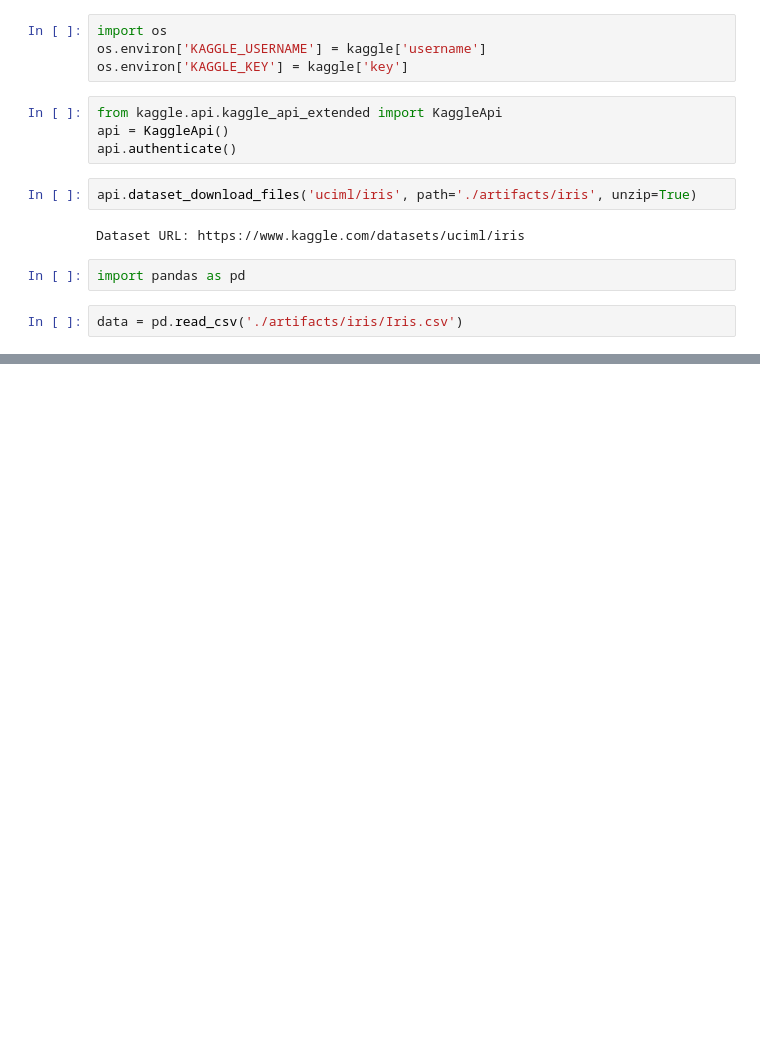
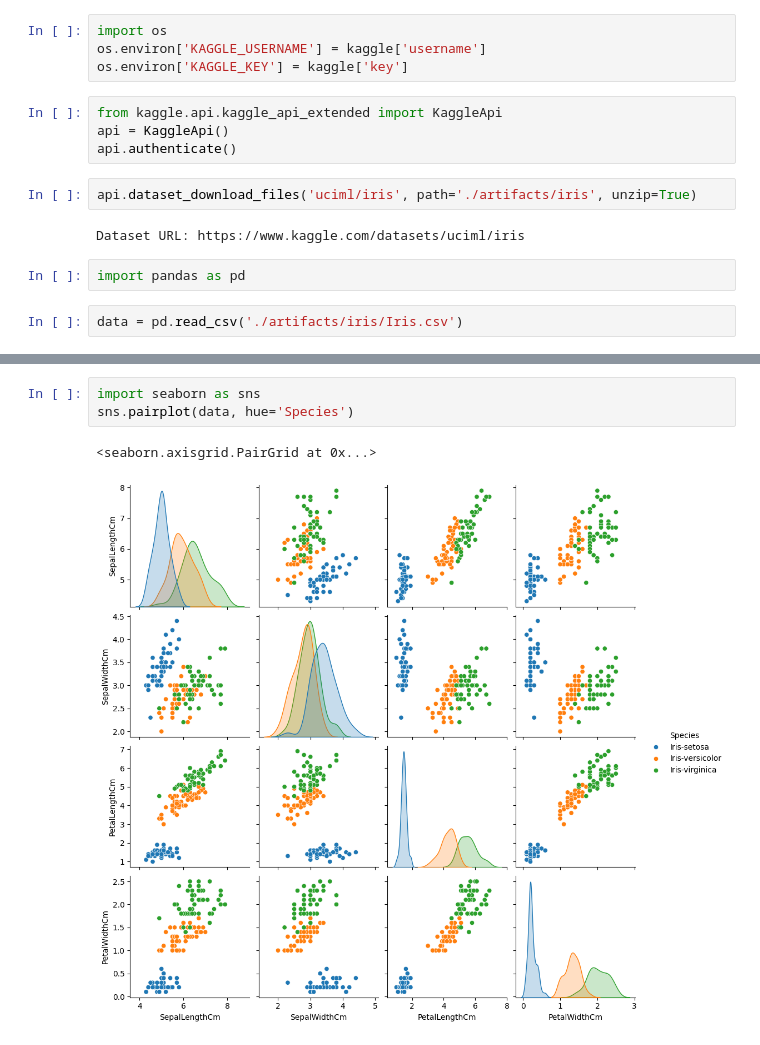
Before and after one commit to pwshehan/ml-classification-demo, a Jupyter notebook: svm.ipynb, the cells around one changed output, grey strips where cells are left out. Saved outputs shown, nothing was run; the diff lists cells and outputs as text; blank space fills up the shorter version.

```diff
--- a/svm.ipynb
+++ b/svm.ipynb
@@ -29,0 +64,6 @@ data.head()
+# %%
+import seaborn as sns
+sns.pairplot(data, hue='Species')
+# %% [output]
+<seaborn.axisgrid.PairGrid at 0x...>
+[figure, added]
```
Also changed, not shown: parts of 15 cells of this notebook.
